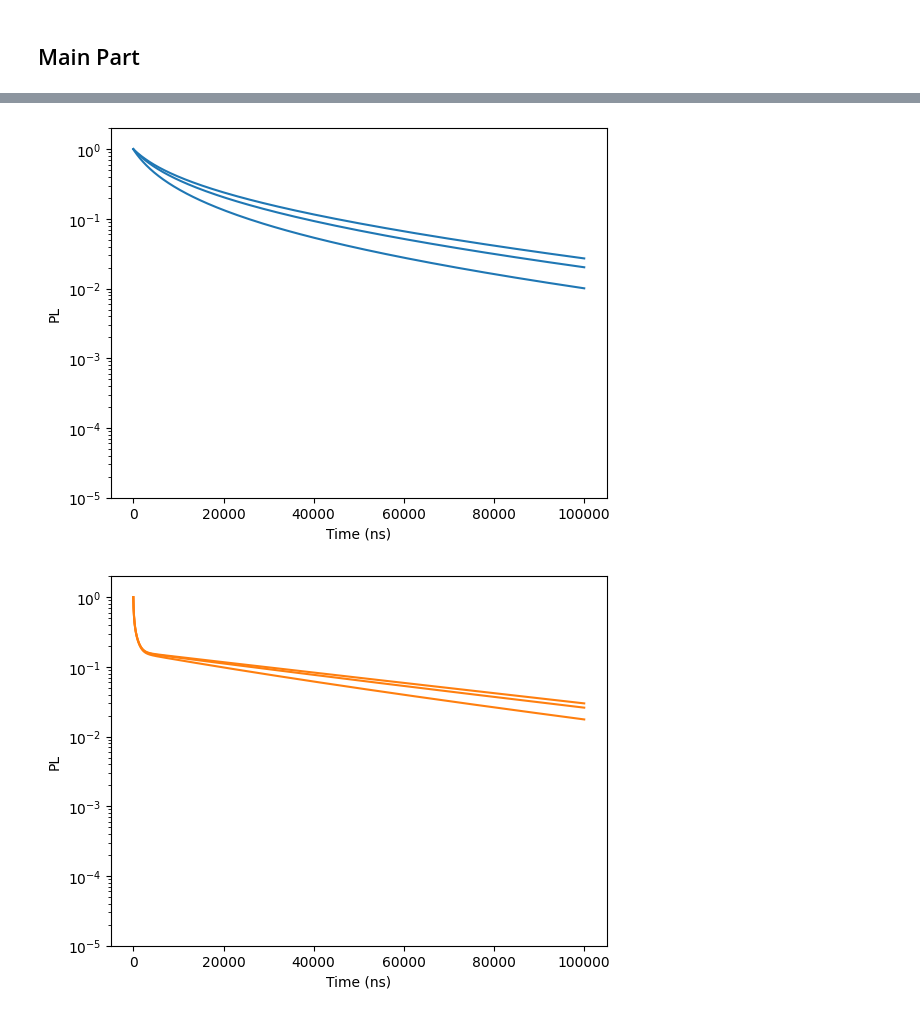
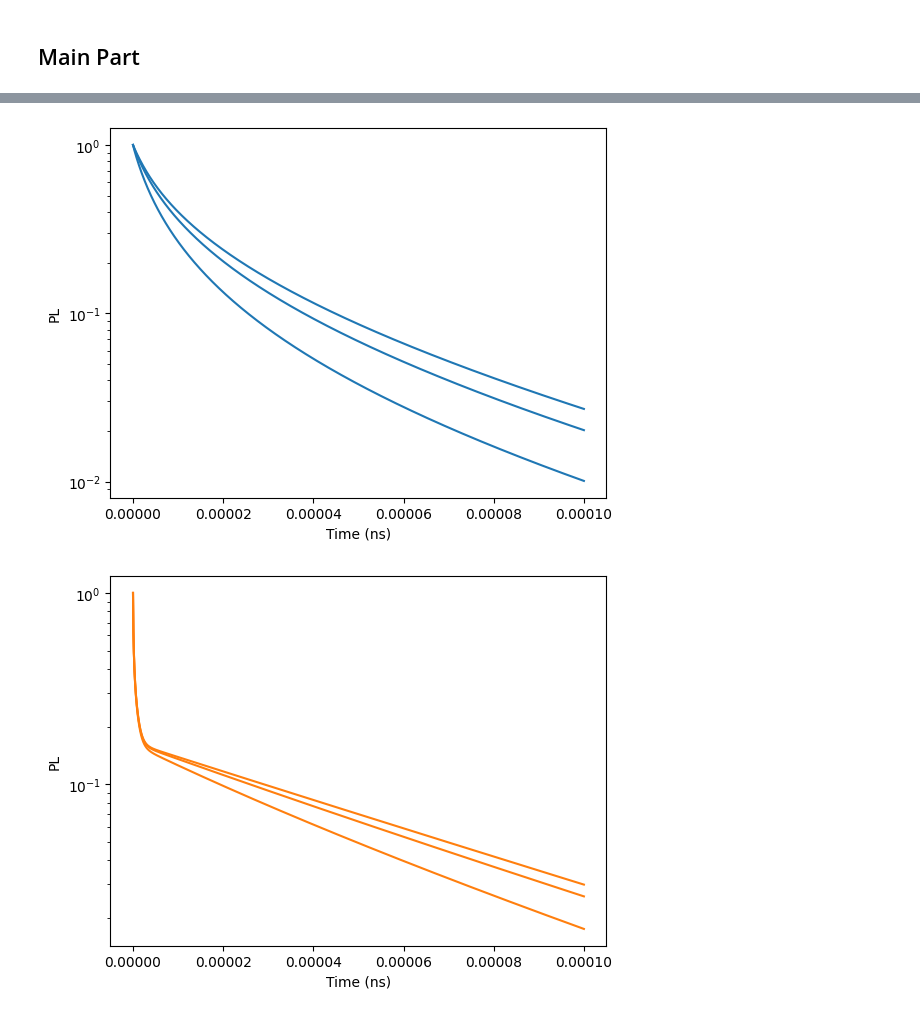
Before and after one commit to FilipFekete/optimPV-morbo, a Jupyter notebook: Simulate_TRPL.ipynb, the cells around one changed output, grey strips where cells are left out. Saved outputs shown, nothing was run; the diff lists cells and outputs as text; code cells hidden in the pictures.

```diff
--- a/Simulate_TRPL.ipynb
+++ b/Simulate_TRPL.ipynb
@@ -22,3 +22,10 @@ line_type_list = ['-', '-.', '--', ':']
 centimeters = 1/2.54
 fontsize_base = 11
 figure_width = 21
+
+## Physics constants
+from scipy import interpolate, constants
+q = constants.value(u'elementary charge')
+eps_0 = constants.value(u'electric constant')
+kb = constants.value(u'Boltzmann constant in eV/K')
+print(q, eps_0, kb)
@@ -93,19 +102,20 @@ def total_recombination_rate(dt_current, n_dens, p_dens, ds, params):
 
     return n_dens_new, p_dens_new
 # %%
-def model_in_numpy(time, Fluence, thickness, Absorption_coeff, p0, S_front_value, S_back_value, mu_vert, k_rad, k_deep, k_c, k_e):
+def model_in_numpy(time, Fluence, thickness, Absorption_coeff, p0, S_front_value, S_back_value, mu_vert, k_rad, k_deep, k_c, k_e, T = 300, NP = 30):
 
     ## Define the spatial and temporal domains
     # x = np.arange(0, thickness, 30)
     x = np.linspace(0, thickness, 30)
-    z_array = x * 1e-3
+    z_array = x #* 1e-3
 
     ds = z_array[1] - z_array[0]
     dt = np.diff(time)
 
     # Diffusion Coefficient in cm2 s-1
-    limit_mobility = (thickness * 1e-7)**2 / (abs(time[1] - time[0])) / (1.380649e-23 * 292 / 1.6021766e-19)  # cm2 (Vs)-1
-    Diffusion_coefficient = mu_vert * (1.380649e-23 * 292 / 1.6021766e-19) * 1e8
+    # limit_mobility = (thickness * 1e-7)**2 / (abs(time[1] - time[0])) / (1.380649e-23 * 292 / 1.6021766e-19)  # cm2 (Vs)-1 Formula : L^2 / (t * kT/q)
+    limit_mobility = (thickness**2 / abs(time[1] - time[0])) / (kb * T)  # m2 (Vs)-1 Formula : L^2 / (Delta t * kT/q)
+    Diffusion_coefficient = mu_vert * kb * T   # m2 s-1 Formula : mu * kT/q
 
     # Packing parameters
     params = k_c, k_deep, k_e, k_rad, 0, 0, Diffusion_coefficient, S_front_value, S_back_value
@@ -168,6 +186,6 @@ PL, n_dens, p_dens = model_in_numpy(time*1e-9, Fluence*1e-8, Thickness, alpha*1e
 # %%
-n = n_dens * 1e12
-p = p_dens * 1e12
+n = n_dens / 1e6
+p = p_dens / 1e6
 PL = PL
 plt.figure()
 x = np.linspace(0, Thickness, 30)
@@ -200,21 +218,21 @@ plt.xlim(0, Thickness)
 # %%
-mobs = np.geomspace(1e-4, 1e2, 4)
-Fluence = 4.8e11   #cm-2
-Fluences = 4.8e11 * np.geomspace(1e-1, 1e0, 3)
+mobs = np.geomspace(1e-4, 1e2, 4) * 1e-4
+Fluence = 4.8e11 * 1e4   #cm-2
+Fluences = 4.8e11 * 1e4 * np.geomspace(1e-1, 1e0, 3)
 
 for i, mob in enumerate(mobs):
     plt.figure()
     for j, Fluence in enumerate(Fluences):
-        PL, n_dens, p_dens = model_in_numpy(time*1e-9, Fluence*1e-8, Thickness, alpha*1e-4, p0*1e-12, Sfront*1e4, Sback*1e4, mob, k_rad*1e12, k_deep, k_c, k_e)
+        PL, n_dens, p_dens = model_in_numpy(time, Fluence, Thickness, alpha, p0, Sfront, Sback, mob, k_rad, k_deep, k_c, k_e)
 
         plt.plot(time, PL, label=f'{mob:.2f} cm2 V-1 s-1',color='C'+str(i))
     # plt.xscale('log')
     plt.yscale('log')
-    plt.ylim(1e-5, 2e0)
+    # plt.ylim(1e-5, 2e0)
     # plt.ylim(1e0, 1e9)
     plt.xlabel('Time (ns)')
     plt.ylabel('PL')
 # plt.legend()
 # %% [output]
-[figure, old version]
+[figure, new version]
-[figure, old version]
+[figure, new version]
```
Also changed, not shown: parts of 9 cells of this notebook, 2 other files.
